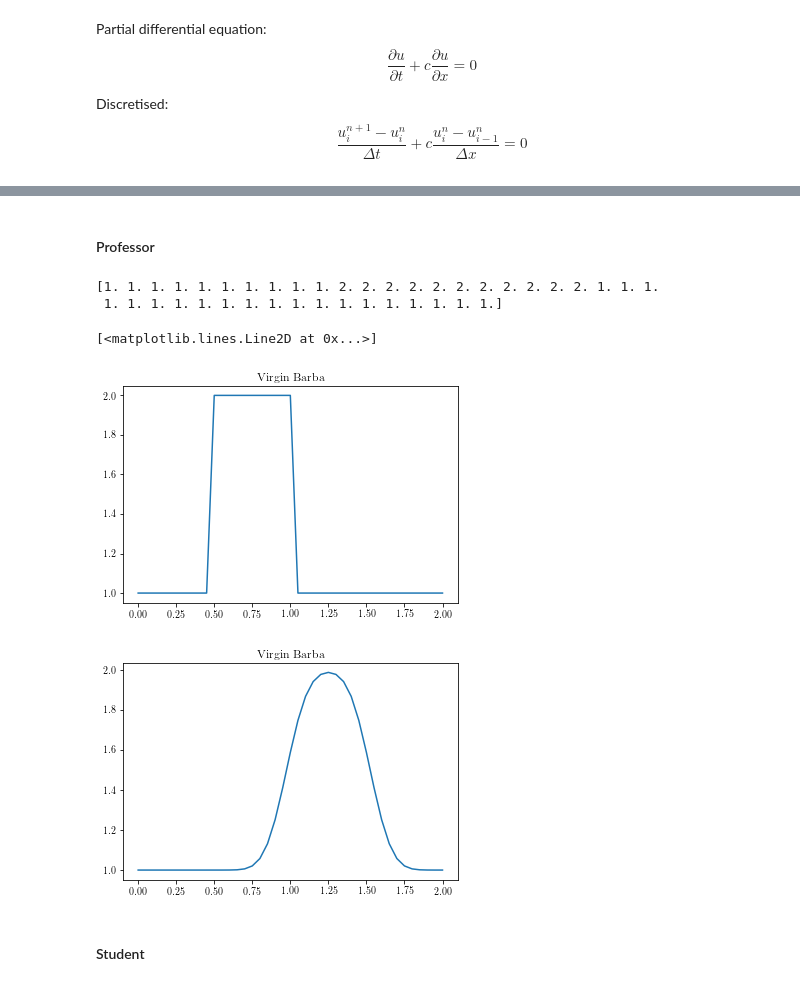
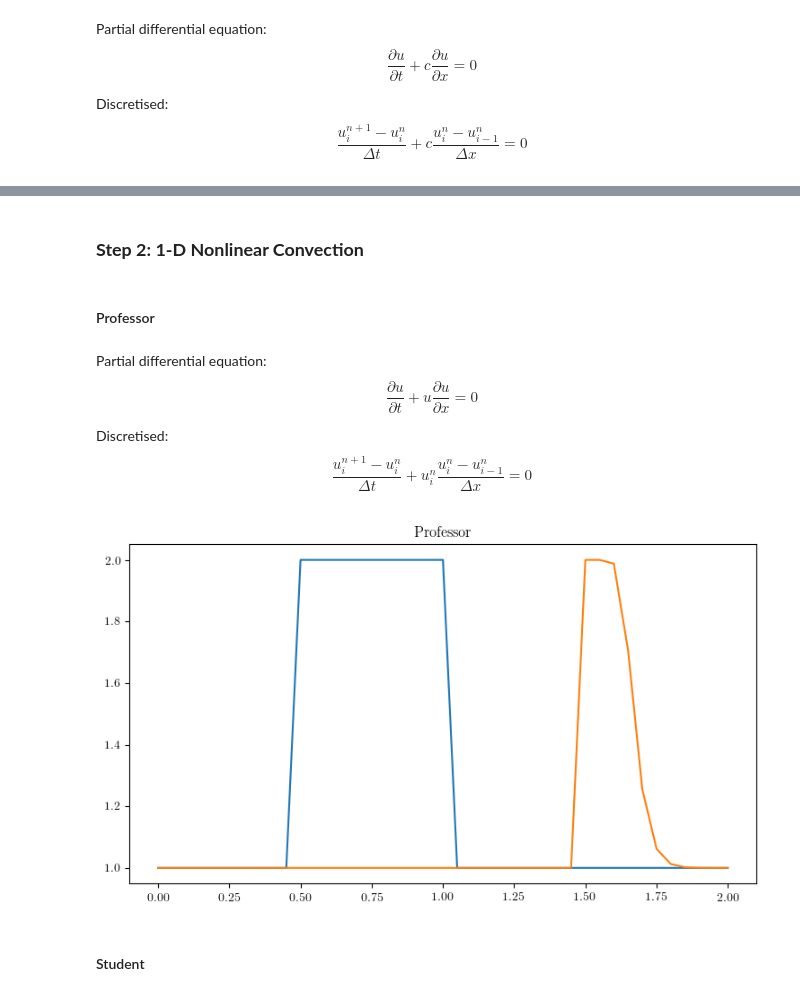
Before and after one commit to GodotMisogi/CFDCodes, a Jupyter notebook: CFDPython.ipynb, the cells around one changed output, grey strips where cells are left out. Drawn from its saved outputs; the diff is of its cells as text; code cells hidden in the pictures.

```diff
--- a/CFDPython.ipynb
+++ b/CFDPython.ipynb
@@ -27,34 +86,33 @@ Discretised: $$ \frac{u^{n+1}_i - u^n_i}{\Delta t} + c\frac{u^n_i - u^n_{i-1}}{\
+# %% [markdown]
+### **Step 2: 1-D Nonlinear Convection**
 # %% [markdown]
 #### Professor
+# %% [markdown]
+Partial differential equation: $$ \frac{\partial u}{\partial t} + u\frac{\partial u}{\partial x} = 0 $$
+
+Discretised: $$ \frac{u^{n+1}_i - u^n_i}{\Delta t} + u^n_i\frac{u^n_i - u^n_{i-1}}{\Delta x} = 0 $$
 # %%
 nx = 41
 dx = 2.0/(nx-1)
 nt = 20
 dt = 0.025
-c = 1.0
 
 u = numpy.ones(nx)
 u[int (.5/dx): int(1/dx + 1)] = 2.0
-print(u)
 
-pyplot.figure(1)
-pyplot.title('Virgin Barba')
+pyplot.figure(figsize=(9,5), dpi=100)
+pyplot.title('Professor')
 pyplot.plot(numpy.linspace(0,2,nx), u)
 
 for n in range(nt):
     un = u.copy()
     for i in range(1,nx):
-        u[i] = un[i] - c*dt/dx*(un[i] - un[i-1])
+        u[i] = un[i]*(1 - dt/dx*(un[i] - un[i-1]))
 
-pyplot.figure(2)
-pyplot.title('Virgin Barba')
 pyplot.plot(numpy.linspace(0,2,nx), u)
+pyplot.show()
 # %% [output]
-[1. 1. 1. 1. 1. 1. 1. 1. 1. 1. 2. 2. 2. 2. 2. 2. 2. 2. 2. 2. 2. 1. 1. 1.
- 1. 1. 1. 1. 1. 1. 1. 1. 1. 1. 1. 1. 1. 1. 1. 1. 1.]
-[<matplotlib.lines.Line2D at 0x...>]
-[figure, old version]
+[figure, new version]
-[figure, removed]
 # %% [markdown]
 #### Student
 # %%
```
Also changed, not shown: parts of 42 cells of this notebook, 19 other files.
